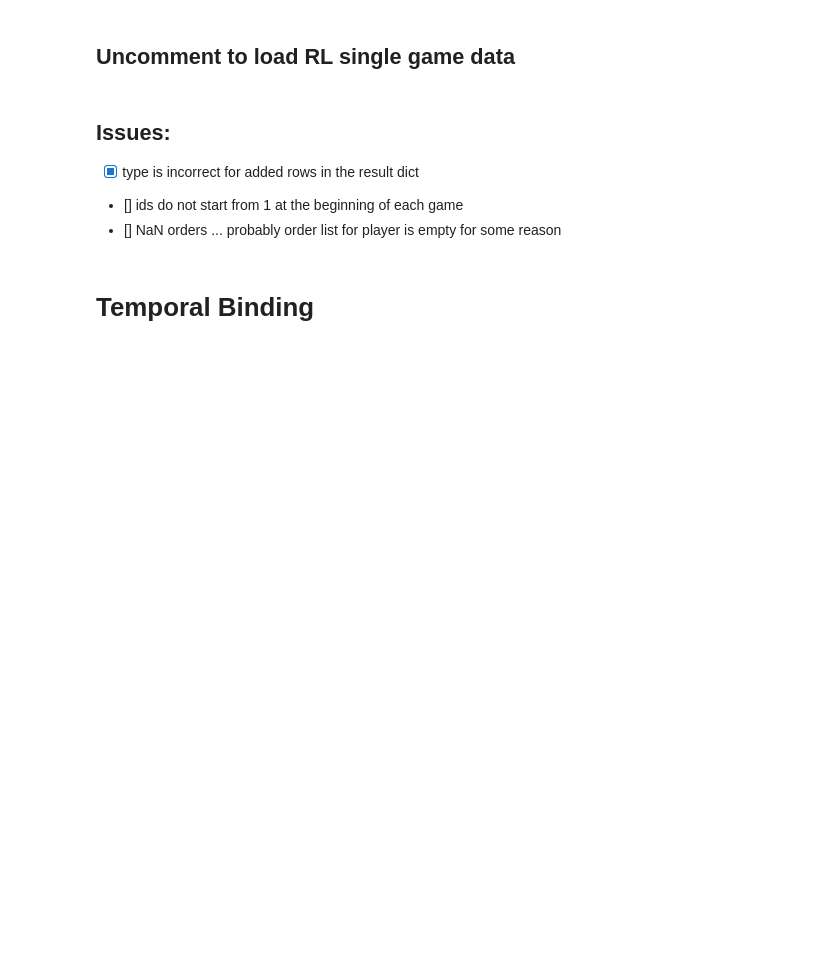
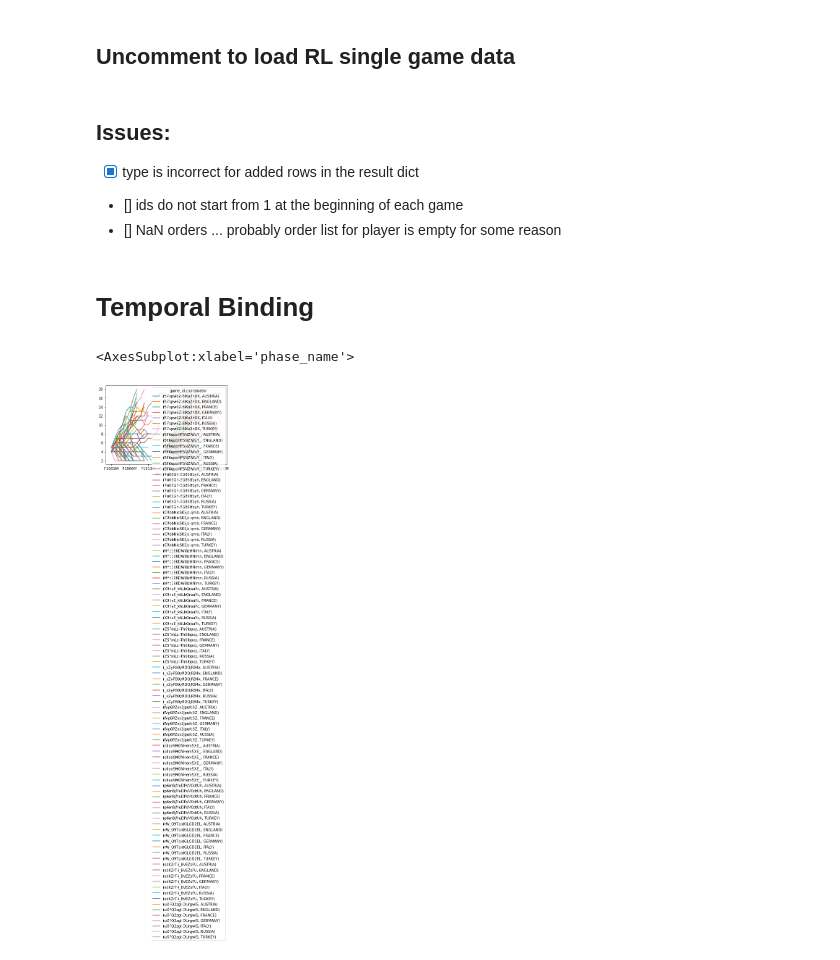
Before and after one commit to amimem/agent_abstraction, a Jupyter notebook: notebooks/diplomacy.ipynb, the cells around one changed output. Drawn from its saved outputs; the diff is of its cells as text; code cells hidden in the pictures; blank space fills up the shorter version.

Commit message:
change phase_id to phase_name for grouping

```diff
--- a/notebooks/diplomacy.ipynb
+++ b/notebooks/diplomacy.ipynb
@@ -309,3 +325,6 @@ tmp[condition].head(50)
 # %%
-spring_fall_phases=(cdf['phase_name'].apply(lambda x:x[0])!='W') & (cdf['phase_name'].apply(lambda x:x[-1])!='R') & (cdf['phase_name'].apply(lambda x:x[-1])!='A')
-cdf[spring_fall_phases].groupby(["game_id","coordinator","phase_id"])["unique_unit_id"].nunique().unstack().T.plot()
+spring_fall_phases=(cdf['phase_name'].apply(lambda x:x[0])!='W') & (cdf['phase_name'].apply(lambda x:x[-1])!='R') & (cdf['phase_name'].apply(lambda x:x[-1]) == 'M')
+cdf[spring_fall_phases].groupby(["game_id","coordinator","phase_name"])["unique_unit_id"].nunique().unstack().T.plot()
+# %% [output]
+<AxesSubplot:xlabel='phase_name'>
+[figure, added]
```
Also changed, not shown: parts of 12 cells of this notebook.
